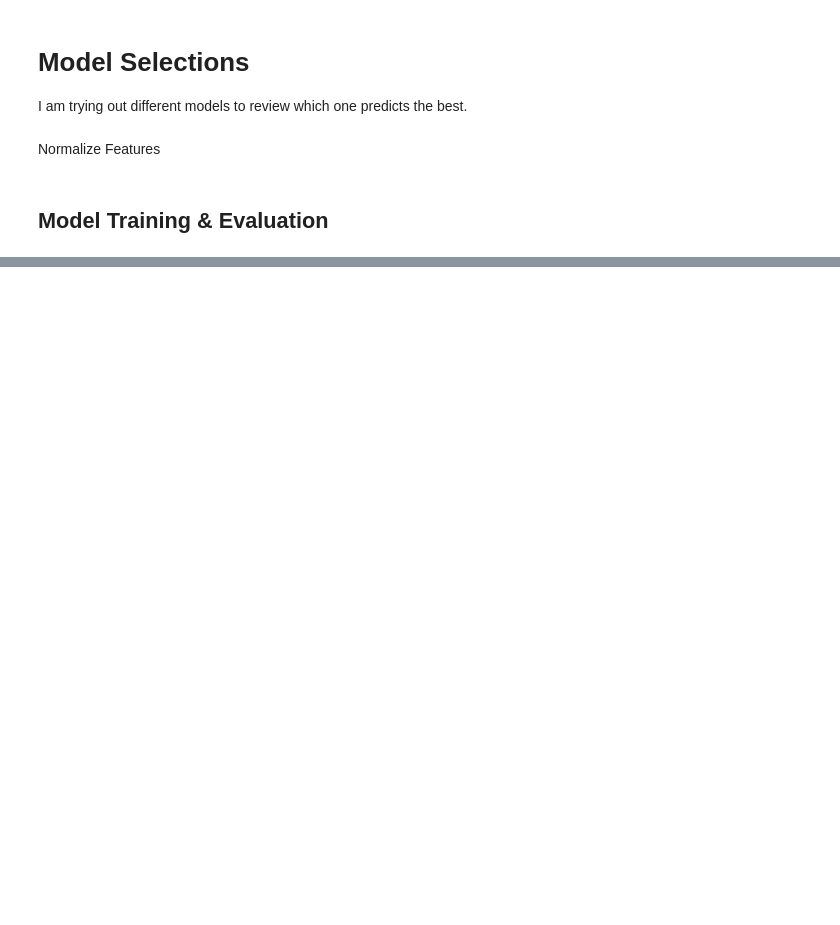
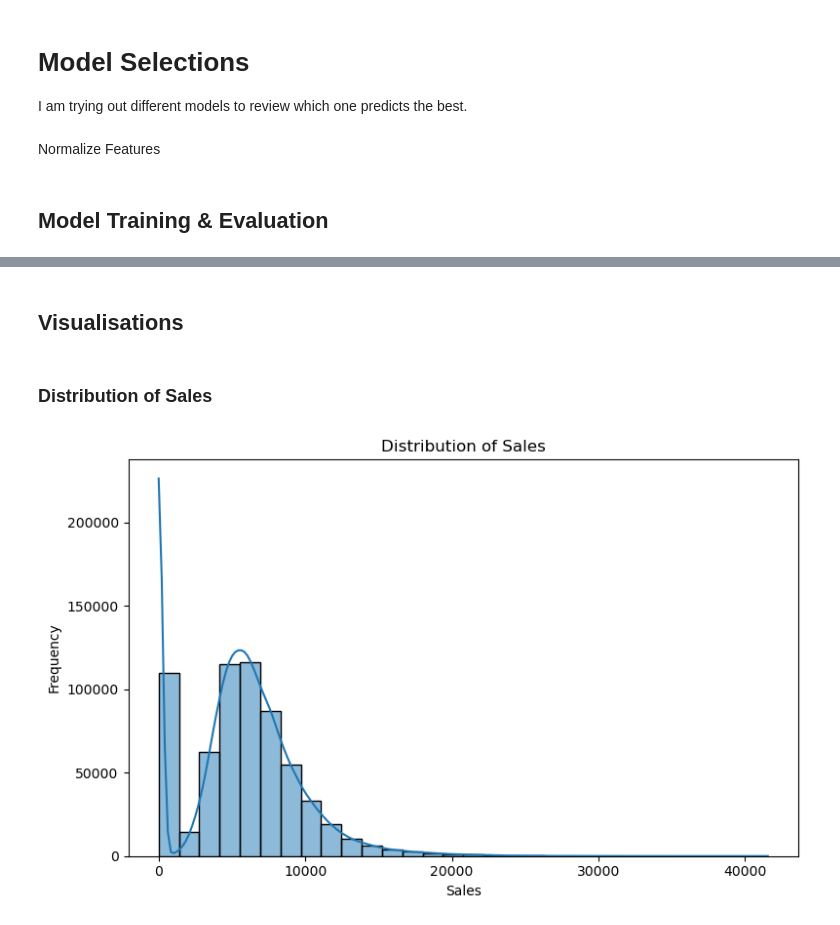
Before and after one commit to SheryllD/ironhack_kaggle, a Jupyter notebook: main.ipynb, the cells around one changed output, grey strips where cells are left out. Cells and saved outputs as stored; diff of their text form; code cells hidden in the pictures; blank space fills up the shorter version.

Commit message:
added visuals

```diff
--- a/main.ipynb
+++ b/main.ipynb
@@ -148,0 +202,14 @@ testing_df
+# %% [markdown]
+## Visualisations
+# %% [markdown]
+### Distribution of Sales
+# %%
+plt.figure(figsize=(8, 5))
+sns.histplot(target, bins=30, kde=True)
+plt.title("Distribution of Sales")
+plt.xlabel("Sales")
+plt.ylabel("Frequency")
+plt.tight_layout()
+plt.show()
+# %% [output]
+[figure, added]
```
Also changed, not shown: parts of 34 cells of this notebook, 1 other file.
